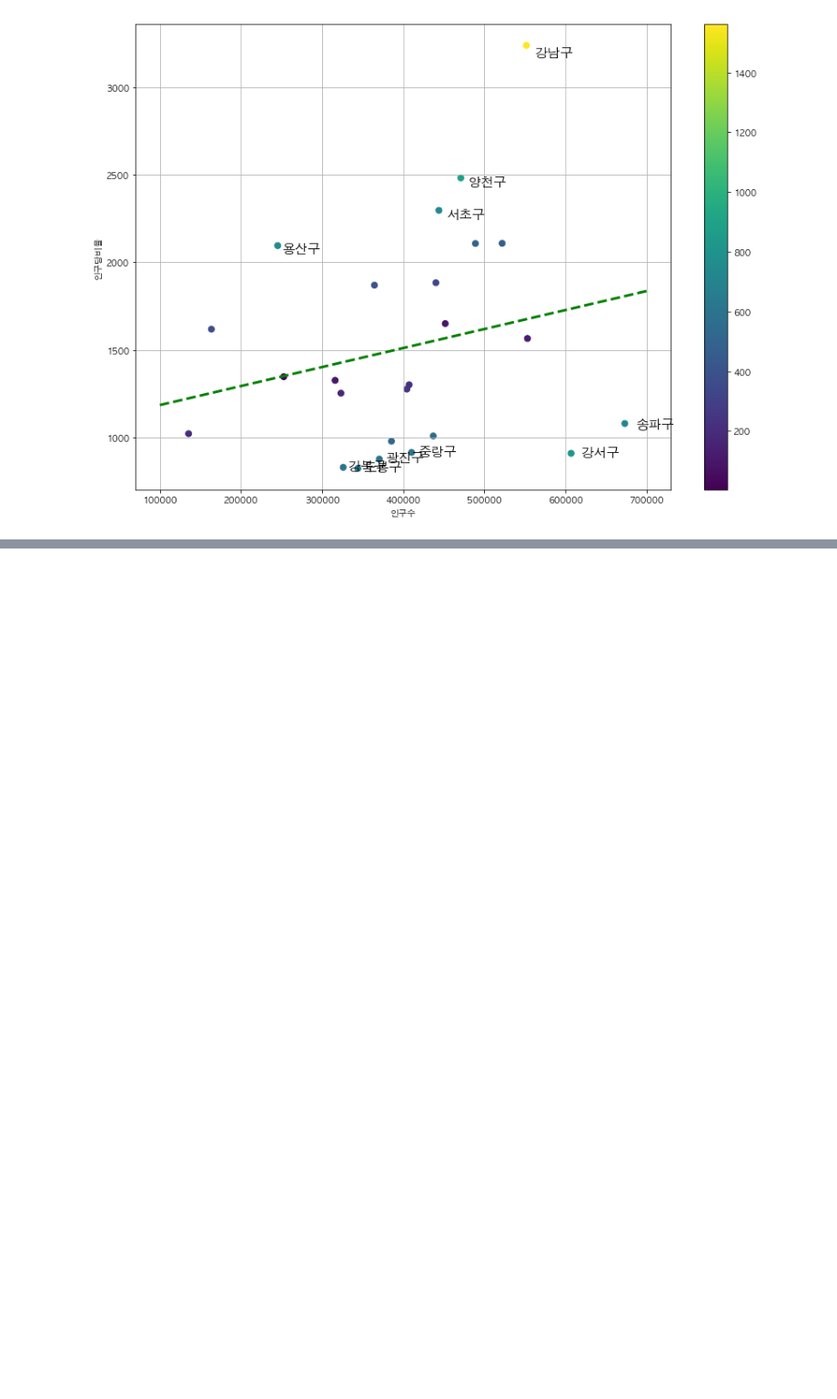
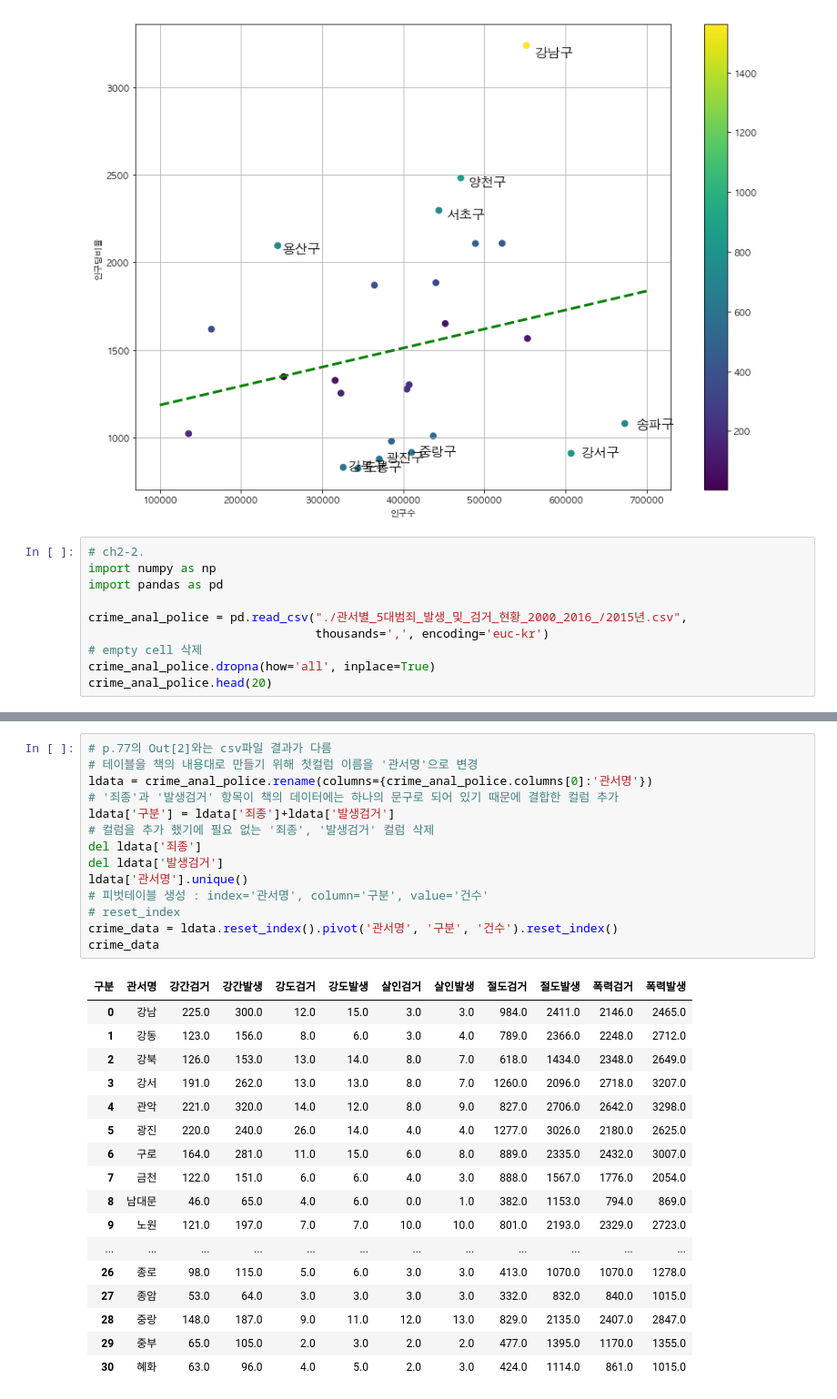
Before and after one commit to YuHyungJune/BOOK_Code, a Jupyter notebook: 파이썬으로 데이터 주무르기.ipynb, the cells around one changed output, grey strips where cells are left out. Shown: that part at 91% size. Drawn from its saved outputs; the diff is of its cells as text; blank space fills up the shorter version.

```diff
--- a/파이썬으로 데이터 주무르기.ipynb
+++ b/파이썬으로 데이터 주무르기.ipynb
@@ -760,3 +760,13 @@ plt.grid()
 plt.show()
 # %% [output]
 [figure]
+# %%
+# ch2-2.
+import numpy as np
+import pandas as pd
+
+crime_anal_police = pd.read_csv("./관서별_5대범죄_발생_및_검거_현황_2000_2016_/2015년.csv",
+                                thousands=',', encoding='euc-kr')
+# empty cell 삭제
+crime_anal_police.dropna(how='all', inplace=True)
+crime_anal_police.head(20)
@@ -762,0 +791,32 @@ plt.show()
+# %%
+# p.77의 Out[2]와는 csv파일 결과가 다름
+# 테이블을 책의 내용대로 만들기 위해 첫컬럼 이름을 '관서명'으로 변경
+ldata = crime_anal_police.rename(columns={crime_anal_police.columns[0]:'관서명'})
+# '죄종'과 '발생검거' 항목이 책의 데이터에는 하나의 문구로 되어 있기 때문에 결합한 컬럼 추가
+ldata['구분'] = ldata['죄종']+ldata['발생검거']
+# 컬럼을 추가 했기에 필요 없는 '죄종', '발생검거' 컬럼 삭제
+del ldata['죄종']
+del ldata['발생검거']
+ldata['관서명'].unique()
+# 피벗테이블 생성 : index='관서명', column='구분', value='건수'
+# reset_index
+crime_data = ldata.reset_index().pivot('관서명', '구분', '건수').reset_index()
+crime_data
+# %% [output]
+| 구분 | 관서명 | 강간검거 | 강간발생 | 강도검거 | 강도발생 | 살인검거 | 살인발생 | 절도검거 | 절도발생 | 폭력검거 | 폭력발생 |
+| 0 | 강남 | 225.0 | 300.0 | 12.0 | 15.0 | 3.0 | 3.0 | 984.0 | 2411.0 | 2146.0 | 2465.0 |
+| 1 | 강동 | 123.0 | 156.0 | 8.0 | 6.0 | 3.0 | 4.0 | 789.0 | 2366.0 | 2248.0 | 2712.0 |
+| 2 | 강북 | 126.0 | 153.0 | 13.0 | 14.0 | 8.0 | 7.0 | 618.0 | 1434.0 | 2348.0 | 2649.0 |
+| 3 | 강서 | 191.0 | 262.0 | 13.0 | 13.0 | 8.0 | 7.0 | 1260.0 | 2096.0 | 2718.0 | 3207.0 |
+| 4 | 관악 | 221.0 | 320.0 | 14.0 | 12.0 | 8.0 | 9.0 | 827.0 | 2706.0 | 2642.0 | 3298.0 |
+| 5 | 광진 | 220.0 | 240.0 | 26.0 | 14.0 | 4.0 | 4.0 | 1277.0 | 3026.0 | 2180.0 | 2625.0 |
+| 6 | 구로 | 164.0 | 281.0 | 11.0 | 15.0 | 6.0 | 8.0 | 889.0 | 2335.0 | 2432.0 | 3007.0 |
+| 7 | 금천 | 122.0 | 151.0 | 6.0 | 6.0 | 4.0 | 3.0 | 888.0 | 1567.0 | 1776.0 | 2054.0 |
+| 8 | 남대문 | 46.0 | 65.0 | 4.0 | 6.0 | 0.0 | 1.0 | 382.0 | 1153.0 | 794.0 | 869.0 |
+| 9 | 노원 | 121.0 | 197.0 | 7.0 | 7.0 | 10.0 | 10.0 | 801.0 | 2193.0 | 2329.0 | 2723.0 |
+| ... | ... | ... | ... | ... | ... | ... | ... | ... | ... | ... | ... |
+| 26 | 종로 | 98.0 | 115.0 | 5.0 | 6.0 | 3.0 | 3.0 | 413.0 | 1070.0 | 1070.0 | 1278.0 |
+| 27 | 종암 | 53.0 | 64.0 | 3.0 | 3.0 | 3.0 | 3.0 | 332.0 | 832.0 | 840.0 | 1015.0 |
+| 28 | 중랑 | 148.0 | 187.0 | 9.0 | 11.0 | 12.0 | 13.0 | 829.0 | 2135.0 | 2407.0 | 2847.0 |
+| 29 | 중부 | 65.0 | 105.0 | 2.0 | 3.0 | 2.0 | 2.0 | 477.0 | 1395.0 | 1170.0 | 1355.0 |
+| 30 | 혜화 | 63.0 | 96.0 | 4.0 | 5.0 | 2.0 | 3.0 | 424.0 | 1114.0 | 861.0 | 1015.0 |
```
Also changed, not shown: parts of 1 cell of this notebook.
